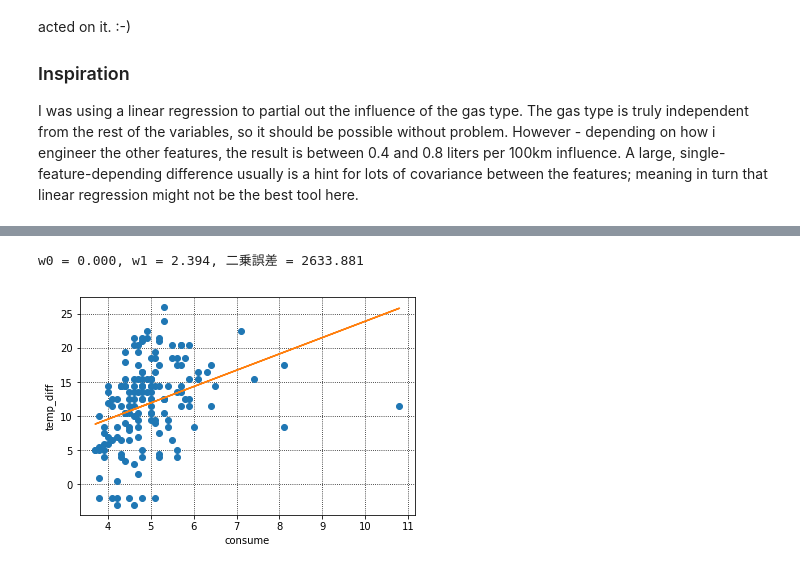
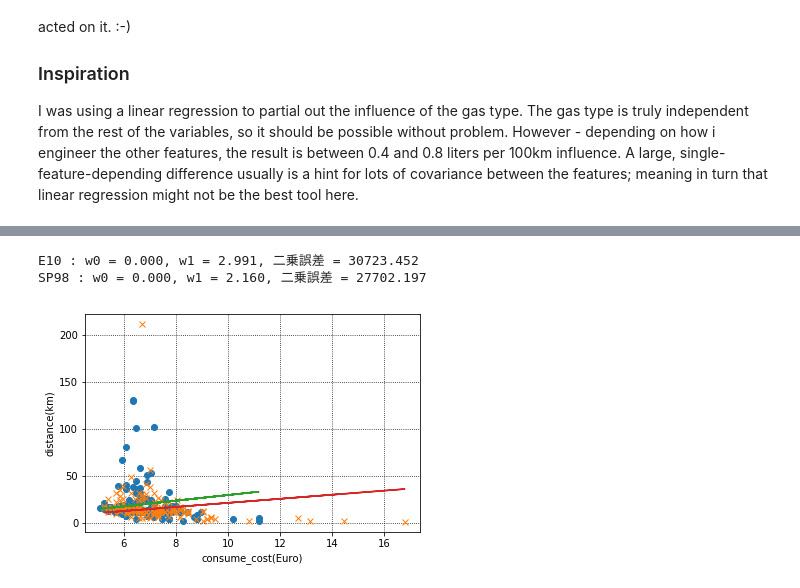
Before and after one commit to mitsuo0114/MLTraining, a Jupyter notebook: car_fuel/Day1.ipynb, the cells around one changed output, grey strips where cells are left out. Cells and saved outputs as stored; diff of their text form; code cells hidden in the pictures.

```diff
--- a/car_fuel/Day1.ipynb
+++ b/car_fuel/Day1.ipynb
@@ -108,23 +94,41 @@ in conclusion, I will try to find the correation between "temp_diff" and "consum
 # %%
-x = df_e10["consume"].values
-y = df_e10["temp_diff"].values
+#e_x = df_e10["distance_per_euro"].values
+#e_y = df_e10["temp_diff"].values
+#s_x = df_sp98["distance_per_euro"].values
+#s_y = df_sp98["temp_diff"].values
 
-X = x.reshape(-1,1)
+# more simply..
+e_y = df_e10["distance"].values
+e_x = df_e10["consume"].values  * 1.38
+s_y = df_sp98["distance"].values
+s_x = df_sp98["consume"].values * 1.46
+
+e_X = e_x.reshape(-1,1)
+s_X = s_x.reshape(-1,1)
+
 regr = LinearRegression(fit_intercept=False)
-regr.fit(X, y)
+regr.fit(e_X, e_y)
+e_y_est_sklearn = regr.intercept_ + regr.coef_[0] * e_x
+squared_error = 0.5 * np.sum( (e_y_est_sklearn - e_y) ** 2)
+print("E10 : w0 = {:.3f}, w1 = {:.3f}, 二乗誤差 = {:.3f}".format(regr.intercept_, regr.coef_[0], squared_error))
 
-y_est_sklearn = regr.intercept_ + regr.coef_[0] * x
-squared_error = 0.5 * np.sum( (y_est_sklearn - y) ** 2)
-print("w0 = {:.3f}, w1 = {:.3f}, 二乗誤差 = {:.3f}".format(regr.intercept_, regr.coef_[0], squared_error))
+regr = LinearRegression(fit_intercept=False)
+regr.fit(s_X, s_y)
 
-# グラフに重ねて表示する
-plt.plot(x, y, 'o')
-plt.ylabel("temp_diff")
-plt.xlabel("consume")
+s_y_est_sklearn = regr.intercept_ + regr.coef_[0] * s_x
+squared_error = 0.5 * np.sum( (s_y_est_sklearn - s_y) ** 2)
+print("SP98 : w0 = {:.3f}, w1 = {:.3f}, 二乗誤差 = {:.3f}".format(regr.intercept_, regr.coef_[0], squared_error))
+
+plt.plot(e_x, e_y, 'o')
+plt.plot(s_x, s_y, 'x')
+plt.xlabel("consume_cost(Euro)")
+plt.ylabel("distance(km)")
 plt.grid(which='major',color='black',linestyle=':')
 plt.grid(which='minor',color='black',linestyle=':')
-plt.plot(X, y_est_sklearn)
+plt.plot(e_X, e_y_est_sklearn)
+plt.plot(s_X, s_y_est_sklearn)
 plt.show()
 # %% [output]
-w0 = 0.000, w1 = 2.394, 二乗誤差 = 2633.881
+E10 : w0 = 0.000, w1 = 2.991, 二乗誤差 = 30723.452
+SP98 : w0 = 0.000, w1 = 2.160, 二乗誤差 = 27702.197
-[figure, old version]
+[figure, new version]
```
Also changed, not shown: parts of 7 cells of this notebook.
